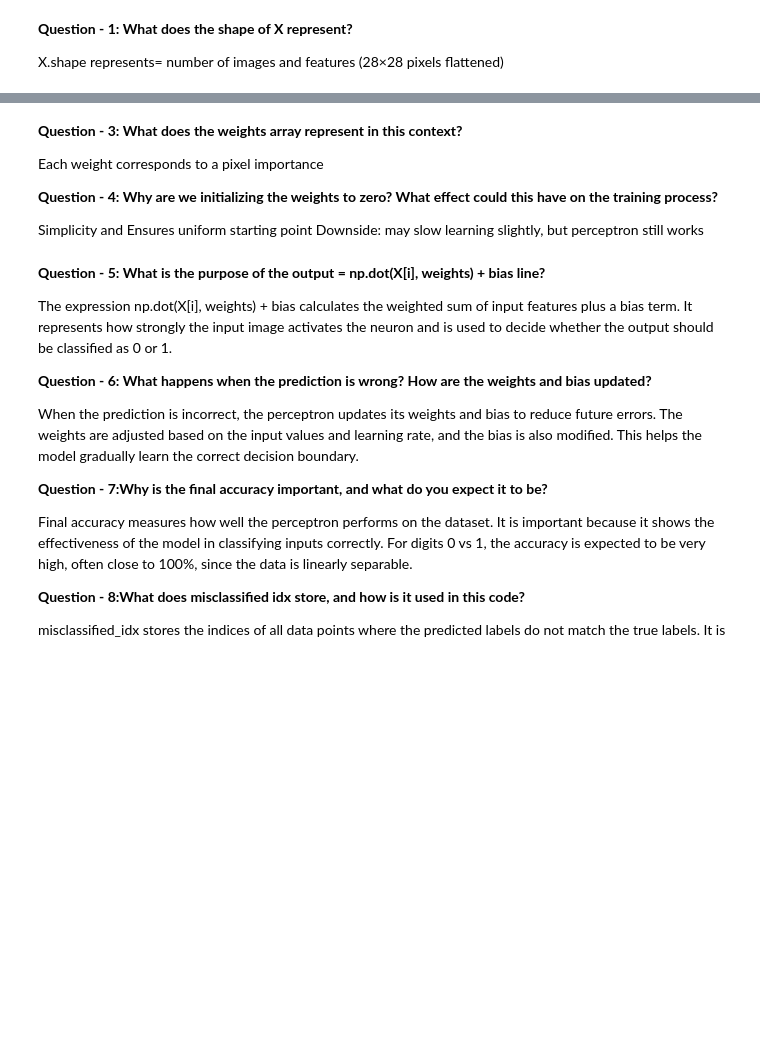
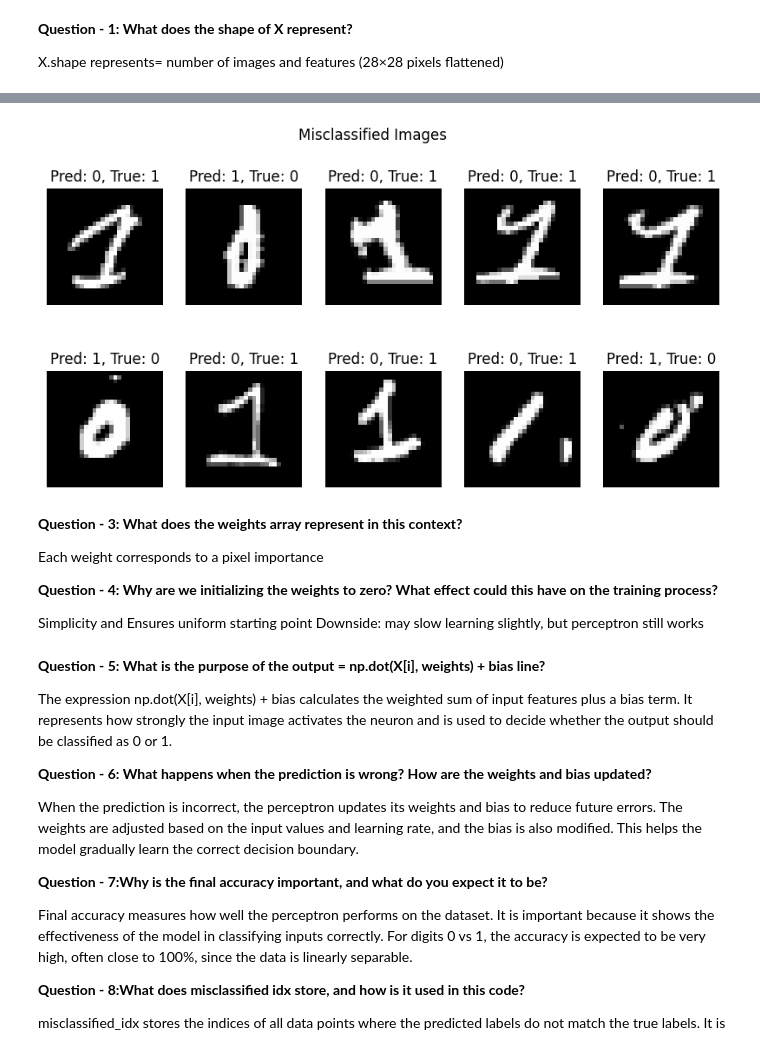
Before and after one commit to shreetushrestha/Shreetu-Shrestha_2417729_worksheet0, a Jupyter notebook: 2417729_Shreetu_Shrestha_W3.ipynb, the cells around one changed output, grey strips where cells are left out. Drawn from its saved outputs; the diff is of its cells as text; code cells hidden in the pictures; blank space fills up the shorter version.

```diff
--- a/2417729_Shreetu_Shrestha_W3.ipynb
+++ b/2417729_Shreetu_Shrestha_W3.ipynb
@@ -166,0 +120,89 @@ The Final Accuracy is:  0.5323332017370707
+# %%
+# Initialize weights and bias
+weights = np.zeros(X.shape[1]) # 784 weights (one for each pixel)
+bias = 0
+learning_rate = 0.1
+epochs = 100
+
+import numpy as np
+def decision_function(X, weights, bias):
+    """
+    Compute the predicted labels for the input data.
+    Parameters:
+    - X: Features (input data) as a numpy array of shape (n_samples, n_features)
+    - weights: Updated weights after training
+    - bias: Updated bias after training
+    Returns:
+    - y_pred_all: The predicted labels for the input data
+    """
+    predictions = np.dot(X, weights) + bias
+    #####Your Code Here############ # Activation function (step function)
+    y_pred_all = np.where(predictions >= 0, 1, 0);  # np.where(condition, value_if_true, value_if_false)
+    return y_pred_all
+
+import numpy as np
+def train_perceptron(X, y, weights, bias, learning_rate=0.1, epochs=100):
+    """
+    Train the perceptron using the Perceptron Learning Algorithm.
+    Parameters:
+    - X: Features (input data) as a numpy array of shape (n_samples, n_features)
+    - y: Labels (true output) as a numpy array of shape (n_samples,)
+    - weights: Initial weights as a numpy array of shape (n_features,)
+    - bias: Initial bias value (scalar)
+    - learning_rate: Learning rate for weight updates (default is 0.1)
+    - epochs: Number of iterations to train the model (default is 100)
+    Returns:
+    - weights: Updated weights after training
+    - bias: Updated bias after training
+    - accuracy: Total correct prediction.
+    """
+    for epoch in range(epochs):
+        correct_count = 0
+        y_pred_all = decision_function(X, weights, bias)
+
+        for i in range(X.shape[0]):
+            X_sample = X[i]
+            y_pred_single = y_pred_all[i]
+            y_true = y[i]
+
+            error = y_true - y_pred_single
+
+            if error !=0:
+                weights = weights + learning_rate * error * X_sample
+                bias = bias + learning_rate * error
+            else:
+                correct_count +=1
+
+        if (epoch + 1) % 10 ==0:
+            epoch_accuracy = (correct_count/ X.shape[0]) * 100
+            print(f"Epoch {epoch+1}, Accuracy: {epoch_accuracy:.2f}%")
+
+    y_pred_final = decision_function(X, weights, bias)
+    accuracy = np.sum(y_pred_final == y) / len(y) * 100
+
+    return weights, bias, accuracy
+
+    # After training the model with the perceptron_learning_algorithm
+weights, bias, accuracy = train_perceptron(X, y, weights, bias)
+# Evaluate the model using the new function
+print("The Final Accuracy is: ", accuracy)
+
+# Get predictions for all data points
+predictions = np.dot(X, weights) + bias
+y_pred = np.where(predictions >= 0, 1, 0)
+# Calculate final accuracy
+final_accuracy = np.mean(y_pred == y)
+print(f"Final Accuracy: {final_accuracy:.4f}")
+# Step 5: Visualize Misclassified Images
+misclassified_idx = np.where(y_pred != y)[0]
+if len(misclassified_idx) > 0:
+    fig, axes = plt.subplots(2, 5, figsize=(10, 5))
+    for ax, idx in zip(axes.flat, misclassified_idx[:10]): # Show 10 misclassified images
+        ax.imshow(X[idx].reshape(28, 28), cmap="gray")
+        ax.set_title(f"Pred: {y_pred[idx]}, True: {y[idx]}")
+        ax.axis("off")
+    plt.suptitle("Misclassified Images")
+    plt.show()
+else:
+    print("All images were correctly classified!")
+# %% [output]
@@ -167,3 +221,4 @@ The Final Accuracy is:  0.5323332017370707
+[figure, added]
 # %% [markdown]
 **Question - 3: What does the weights array represent in this context?**
 
```
Also changed, not shown: parts of 5 cells of this notebook.
